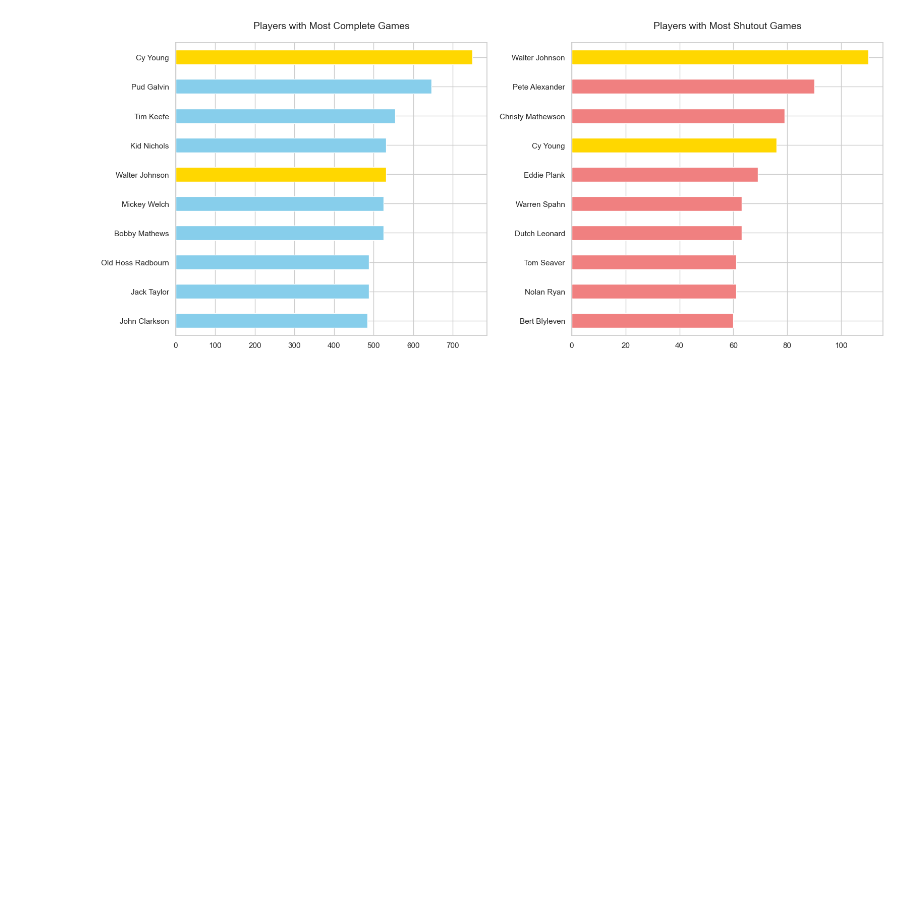
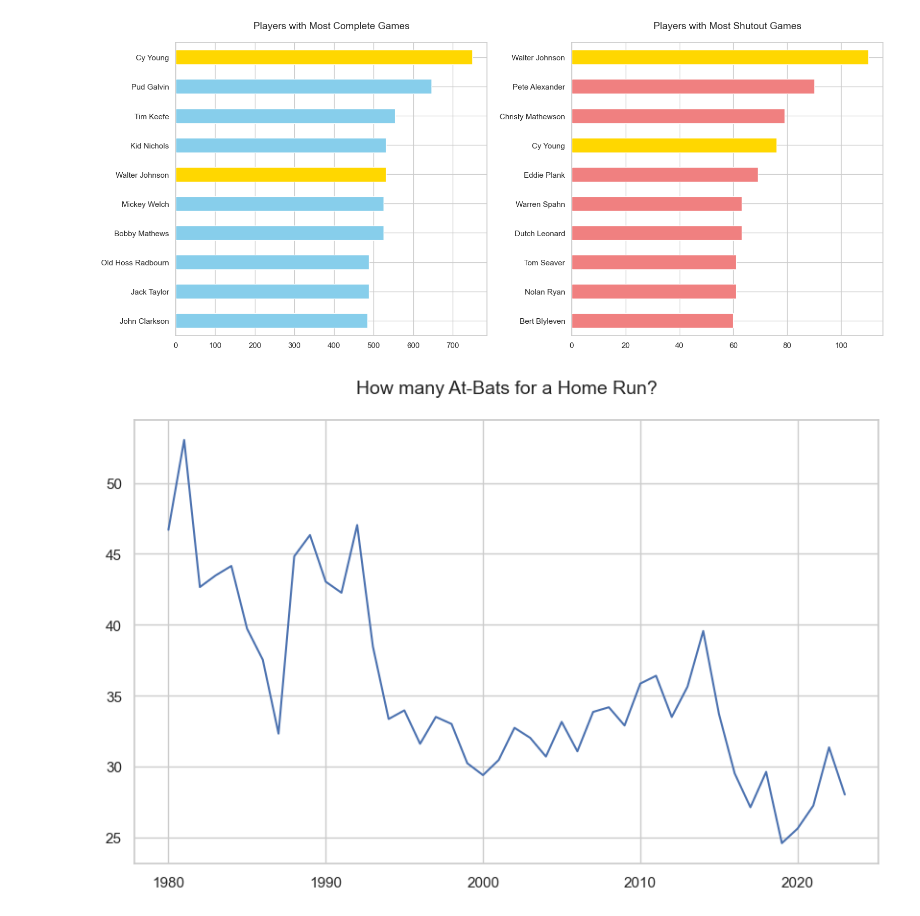
Before and after one commit to ChuSeng99/mlb-lahman, a Jupyter notebook: mlb.ipynb, the cells around one changed output. Drawn from its saved outputs; the diff is of its cells as text; code cells hidden in the pictures; blank space fills up the shorter version.

```diff
--- a/mlb.ipynb
+++ b/mlb.ipynb
@@ -211,3 +201,21 @@ plt.tight_layout(pad=1.5)
 plt.show()
 # %% [output]
 [figure]
+# %%
+(
+    df_batting[['yearID', 'HR', 'AB']]
+    .groupby('yearID')
+    .agg(
+        total_hr = ('HR', 'sum'),
+        total_ab = ('AB', 'sum'),
+    )
+    .assign(ab_per_hr=lambda df_: (df_['total_ab'] / df_['total_hr']).round(2))
+    .loc['1980':]
+    .plot(y='ab_per_hr', legend=False)
+)
+
+plt.xlabel('')
+plt.title('How many At-Bats for a Home Run?', pad=20)
+plt.show()
+# %% [output]
+[figure, added]
```
Also changed, not shown: parts of 3 cells of this notebook, 2 other files.
